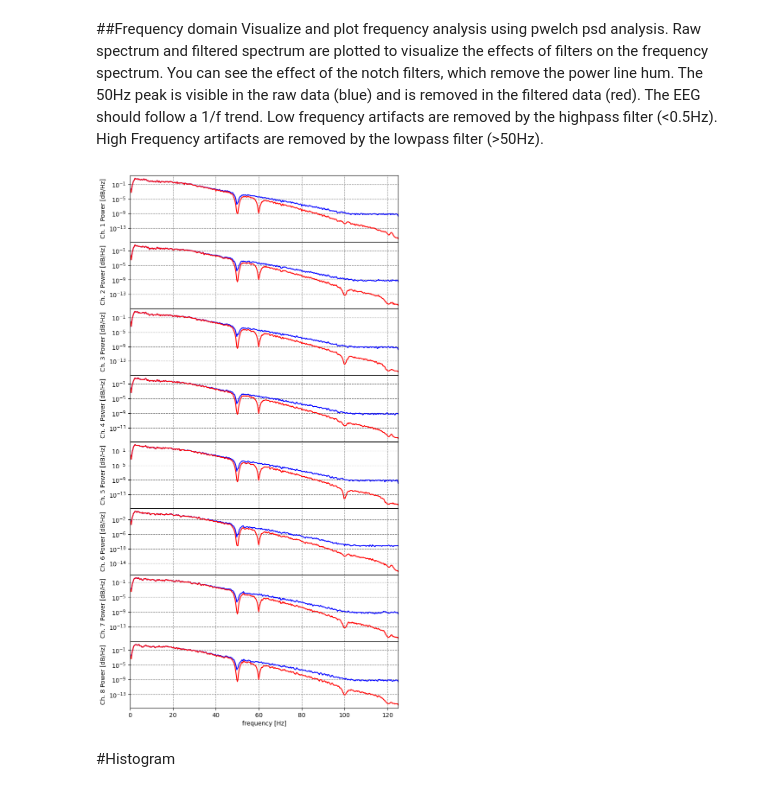
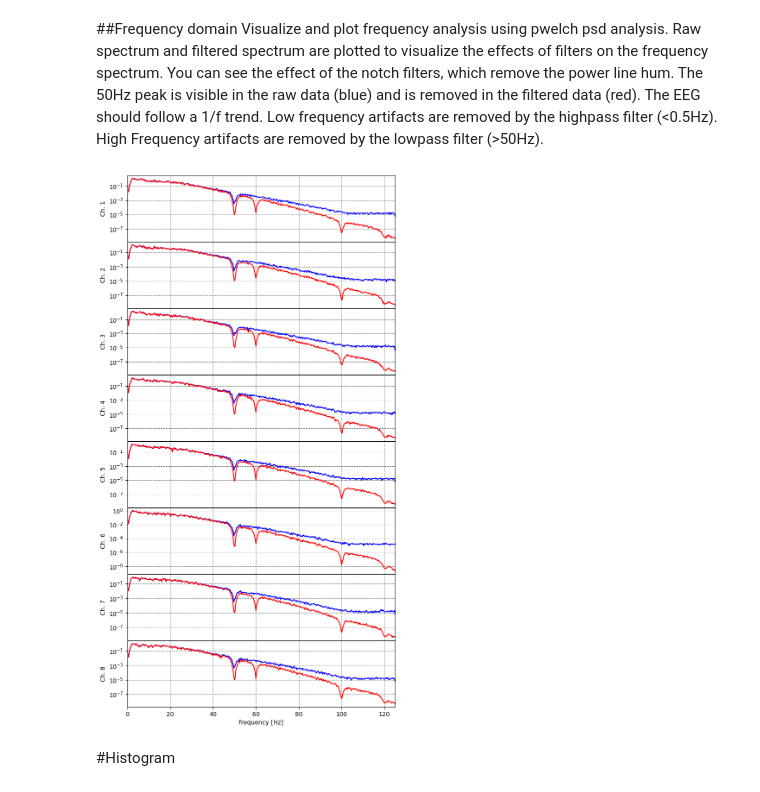
Before and after one commit to EEGKit/EEG-Signal-Quality, a Jupyter notebook: EEGSignalQuality.ipynb, the cells around one changed output. Drawn from its saved outputs; the diff is of its cells as text; code cells hidden in the pictures.

```diff
--- a/EEGSignalQuality.ipynb
+++ b/EEGSignalQuality.ipynb
@@ -78,30 +78,30 @@ mp.show()
 Visualize and plot frequency analysis using pwelch psd analysis. Raw spectrum and filtered spectrum are plotted to visualize the effects of filters on the frequency spectrum. You can see the effect of the notch filters, which remove the power line hum. The 50Hz peak is visible in the raw data (blue) and is removed in the filtered data (red). The EEG should follow a 1/f trend. Low frequency artifacts are removed by the highpass filter (<0.5Hz). High Frequency artifacts are removed by the lowpass filter (>50Hz).
 # %%
 #calculate spectrum
-segmentLength = 4 * samplingRate;
+segmentLength = 4 * samplingRate
 spectrumRaw = np.zeros((segmentLength // 2 + 1, eegColumnCount))
 spectrumFilt = np.zeros((segmentLength // 2 + 1, eegColumnCount))
 frequencies = None
 for i in range(eegColumnCount):
-    frequencies, spectrumRaw[:, i] = sp.welch(eeg[:, i], fs=samplingRate, nperseg=segmentLength)
-    frequencies, spectrumFilt[:, i] = sp.welch(eegfilt[:, i], fs=samplingRate, nperseg=segmentLength)
+    frequencies, spectrumRaw[:, i] = sp.welch(eeg[:, i], fs=samplingRate, nperseg=segmentLength, scaling='spectrum', average='median')
+    frequencies, spectrumFilt[:, i] = sp.welch(eegfilt[:, i], fs=samplingRate, nperseg=segmentLength, scaling='spectrum', average='median')
+spectrumRaw = np.sqrt(spectrumRaw)
+spectrumFilt = np.sqrt(spectrumFilt)
 
 #plot spectrum
 fig, axs = mp.subplots(eegColumnCount, 1, sharex=True, figsize=(8, 2*eegColumnCount), )
 fig.subplots_adjust(hspace=0)
 for i in range(eegColumnCount):
     axs[i].semilogy(frequencies, spectrumRaw[:, i], color='blue', linestyle='-')
     axs[i].semilogy(frequencies, spectrumFilt[:, i], color='red', linestyle='-')
-    axs[i].set_yscale('log')
-    #axs[i].set_xscale('log')
     axs[i].grid(True, which="both",ls="--",c='gray')
-    axs[i].set_ylabel(f'Ch. {i+1} Power [dB/Hz]')
+    axs[i].set_ylabel(f'Ch. {i+1}')
     axs[i].set_xlim(0, frequencies[frequencies.shape[0]-1])
 
 axs[eegColumnCount - 1].set_xlabel('frequency [Hz]')
 mp.show()
 # %% [output]
-[figure, old version]
+[figure, new version]
 # %% [markdown]
 #Histogram
 # %%
```
